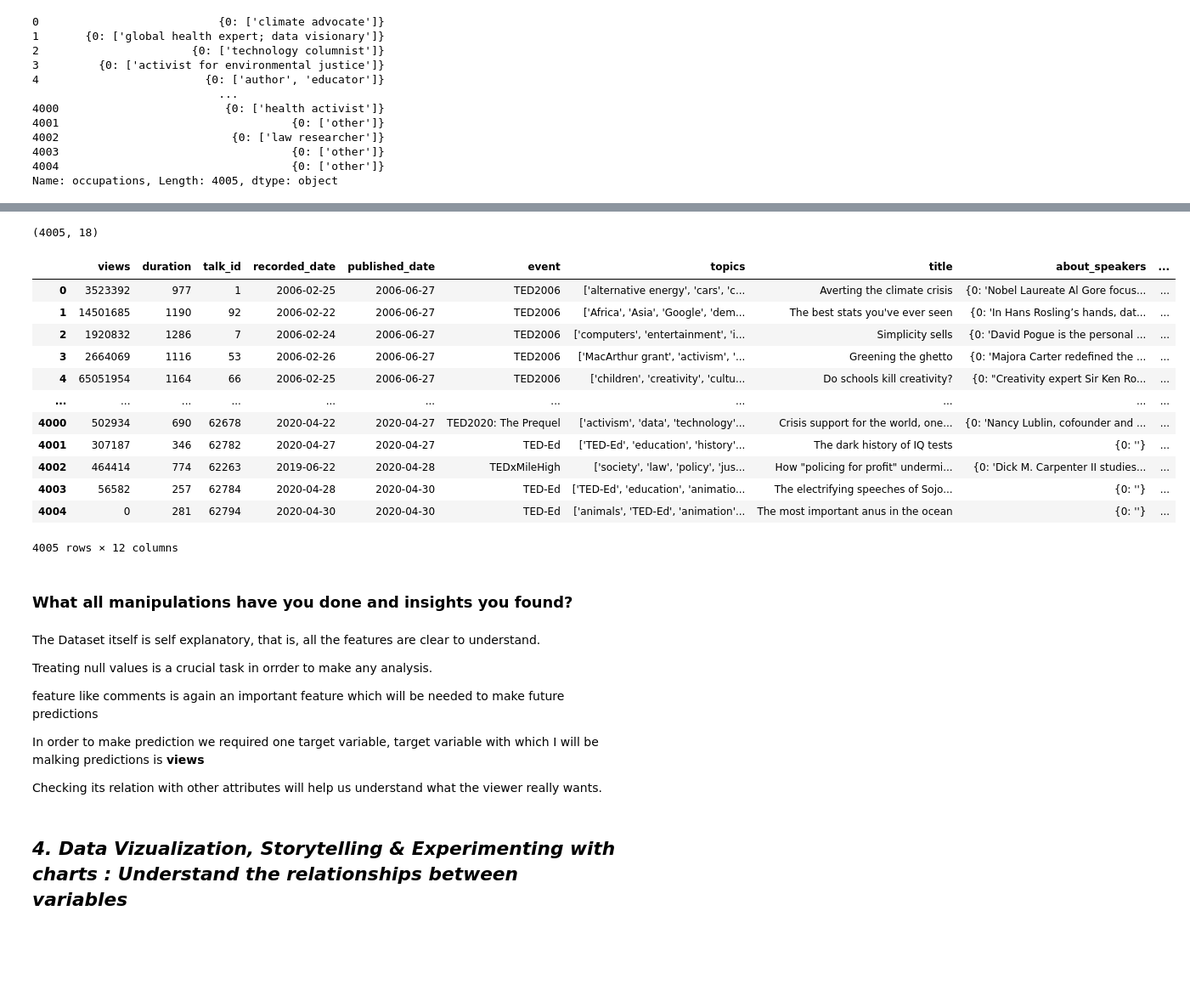
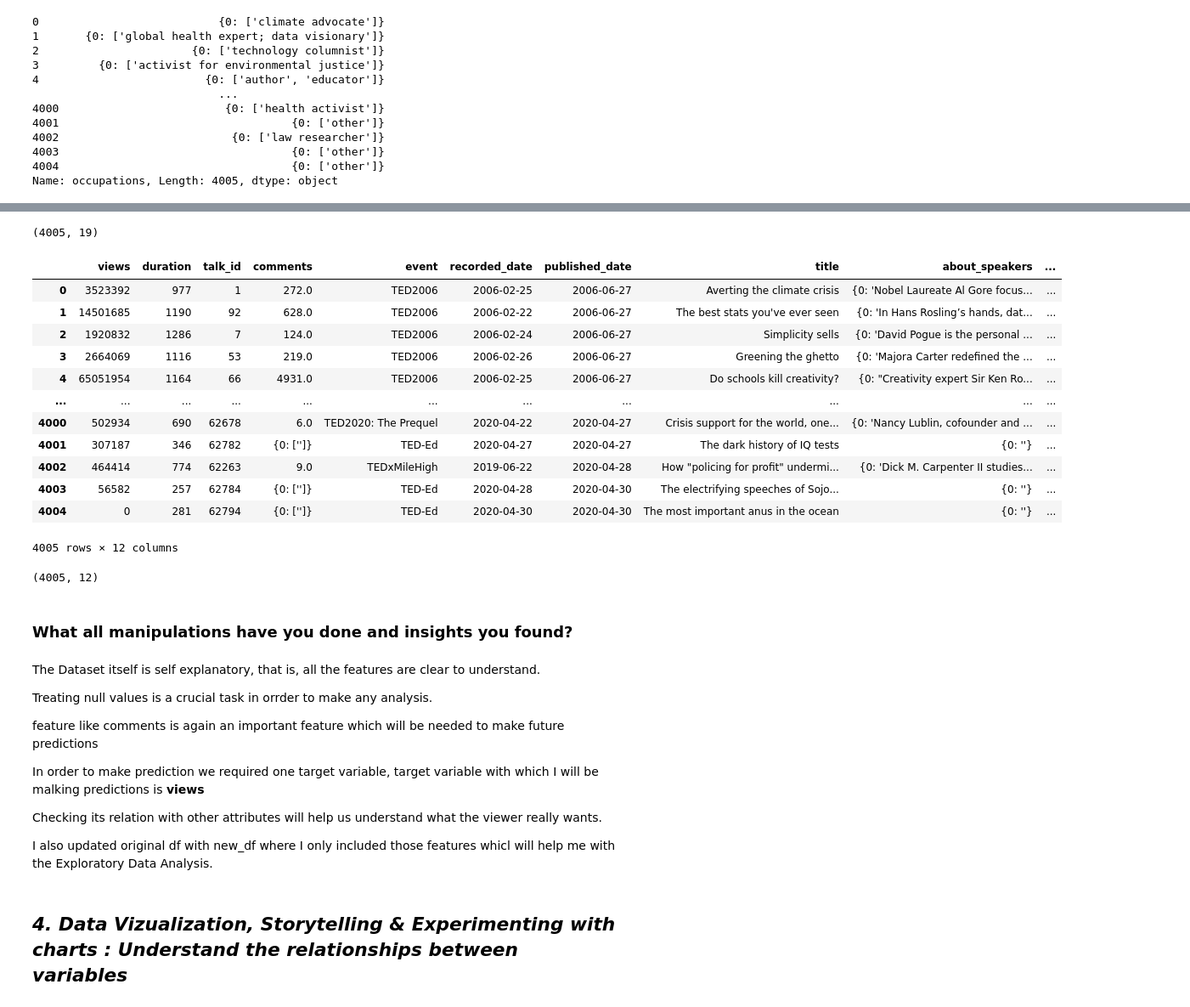
Before and after one commit to abhishekdhasmana17/ted-talk-view-prediction, a Jupyter notebook: Ted_Talk_Views_Prediction.ipynb, the cells around one changed output, grey strips where cells are left out. Shown at 85% size. Saved outputs shown, nothing was run; the diff lists cells and outputs as text; code cells hidden in the pictures; blank space fills up the shorter version.

```diff
--- a/Ted_Talk_Views_Prediction.ipynb
+++ b/Ted_Talk_Views_Prediction.ipynb
@@ -424,40 +413,43 @@ df.describe(include='object')
 # %%
 #Updating dataframe with only required features
-numerical_features   = ['duration', 'talk_id']
-temporal_features    = ['recorded_date' , 'published_date']
-class_features = ['event']
+digital_df   = ['duration', 'talk_id', 'comments']
+date_data_df   = ['recorded_date' , 'published_date']
+class_df = ['event']
 
-meta_features        = ['topics']
-text_corpus_features = ['title' , 'about_speakers' , 'occupations' , 'transcript' , 'description' ,]
+text_df1 = ['title' , 'about_speakers' , 'occupations' , 'transcript' , 'description' ,]
 
-irrelevant_features  = ['url' , 'all_speakers' , 'speaker_1' , 'native_lang']
-unavailable_features = ['available_lang' , 'comments' , 'related_talks']
+off_calc_df  = ['url' , 'all_speakers' , 'speaker_1' , 'native_lang']
+text_df2 = ['topics', 'available_lang', 'related_talks']
 
 target = ['views']
 
 
-all_features = df[numerical_features + temporal_features + class_features + meta_features + text_corpus_features + irrelevant_features + unavailable_features]
+full_df = df[target + text_df1 + text_df2 + off_calc_df + class_df + date_data_df + digital_df]
 # %%
-all_features.shape
+full_df.shape
 # %% [output]
-(4005, 18)
+(4005, 19)
 # %%
-df_new = df[target + numerical_features + temporal_features + class_features + meta_features + text_corpus_features]
+df_new = df[target  + digital_df + class_df + date_data_df + text_df1]
 df_new
 # %% [output]
-|  | views | duration | talk_id | recorded_date | published_date | event | topics | title | about_speakers | ... |
-| 0 | 3523392 | 977 | 1 | 2006-02-25 | 2006-06-27 | TED2006 | ['alternative energy', 'cars', 'c... | Averting the climate crisis | {0: 'Nobel Laureate Al Gore focus... | ... |
-| 1 | 14501685 | 1190 | 92 | 2006-02-22 | 2006-06-27 | TED2006 | ['Africa', 'Asia', 'Google', 'dem... | The best stats you've ever seen | {0: 'In Hans Rosling’s hands, dat... | ... |
-| 2 | 1920832 | 1286 | 7 | 2006-02-24 | 2006-06-27 | TED2006 | ['computers', 'entertainment', 'i... | Simplicity sells | {0: 'David Pogue is the personal ... | ... |
-| 3 | 2664069 | 1116 | 53 | 2006-02-26 | 2006-06-27 | TED2006 | ['MacArthur grant', 'activism', '... | Greening the ghetto | {0: 'Majora Carter redefined the ... | ... |
-| 4 | 65051954 | 1164 | 66 | 2006-02-25 | 2006-06-27 | TED2006 | ['children', 'creativity', 'cultu... | Do schools kill creativity? | {0: "Creativity expert Sir Ken Ro... | ... |
+|  | views | duration | talk_id | comments | event | recorded_date | published_date | title | about_speakers | ... |
+| 0 | 3523392 | 977 | 1 | 272.0 | TED2006 | 2006-02-25 | 2006-06-27 | Averting the climate crisis | {0: 'Nobel Laureate Al Gore focus... | ... |
+| 1 | 14501685 | 1190 | 92 | 628.0 | TED2006 | 2006-02-22 | 2006-06-27 | The best stats you've ever seen | {0: 'In Hans Rosling’s hands, dat... | ... |
+| 2 | 1920832 | 1286 | 7 | 124.0 | TED2006 | 2006-02-24 | 2006-06-27 | Simplicity sells | {0: 'David Pogue is the personal ... | ... |
+| 3 | 2664069 | 1116 | 53 | 219.0 | TED2006 | 2006-02-26 | 2006-06-27 | Greening the ghetto | {0: 'Majora Carter redefined the ... | ... |
+| 4 | 65051954 | 1164 | 66 | 4931.0 | TED2006 | 2006-02-25 | 2006-06-27 | Do schools kill creativity? | {0: "Creativity expert Sir Ken Ro... | ... |
 | ... | ... | ... | ... | ... | ... | ... | ... | ... | ... | ... |
-| 4000 | 502934 | 690 | 62678 | 2020-04-22 | 2020-04-27 | TED2020: The Prequel | ['activism', 'data', 'technology'... | Crisis support for the world, one... | {0: 'Nancy Lublin, cofounder and ... | ... |
-| 4001 | 307187 | 346 | 62782 | 2020-04-27 | 2020-04-27 | TED-Ed | ['TED-Ed', 'education', 'history'... | The dark history of IQ tests | {0: ''} | ... |
-| 4002 | 464414 | 774 | 62263 | 2019-06-22 | 2020-04-28 | TEDxMileHigh | ['society', 'law', 'policy', 'jus... | How "policing for profit" undermi... | {0: 'Dick M. Carpenter II studies... | ... |
-| 4003 | 56582 | 257 | 62784 | 2020-04-28 | 2020-04-30 | TED-Ed | ['TED-Ed', 'education', 'animatio... | The electrifying speeches of Sojo... | {0: ''} | ... |
-| 4004 | 0 | 281 | 62794 | 2020-04-30 | 2020-04-30 | TED-Ed | ['animals', 'TED-Ed', 'animation'... | The most important anus in the ocean | {0: ''} | ... |
+| 4000 | 502934 | 690 | 62678 | 6.0 | TED2020: The Prequel | 2020-04-22 | 2020-04-27 | Crisis support for the world, one... | {0: 'Nancy Lublin, cofounder and ... | ... |
+| 4001 | 307187 | 346 | 62782 | {0: ['']} | TED-Ed | 2020-04-27 | 2020-04-27 | The dark history of IQ tests | {0: ''} | ... |
+| 4002 | 464414 | 774 | 62263 | 9.0 | TEDxMileHigh | 2019-06-22 | 2020-04-28 | How "policing for profit" undermi... | {0: 'Dick M. Carpenter II studies... | ... |
+| 4003 | 56582 | 257 | 62784 | {0: ['']} | TED-Ed | 2020-04-28 | 2020-04-30 | The electrifying speeches of Sojo... | {0: ''} | ... |
+| 4004 | 0 | 281 | 62794 | {0: ['']} | TED-Ed | 2020-04-30 | 2020-04-30 | The most important anus in the ocean | {0: ''} | ... |
 4005 rows × 12 columns
+# %%
+df_new.shape
+# %% [output]
+(4005, 12)
 # %% [markdown]
 ### What all manipulations have you done and insights you found?
 # %% [markdown]
@@ -470,6 +462,8 @@ feature like comments is again an important feature which will be needed to make
 In order to make prediction we required one target variable, target variable with which I will be malking predictions is **views**
 
 Checking its relation with other attributes will help us understand what the viewer really wants.
+
+I also updated original df with new_df where I only included those features whicl will help me with the Exploratory Data Analysis.
 # %% [markdown]
 ## ***4. Data Vizualization, Storytelling & Experimenting with charts : Understand the relationships between variables***
 # %% [markdown]
```
Also changed, not shown: parts of 2 cells of this notebook.
